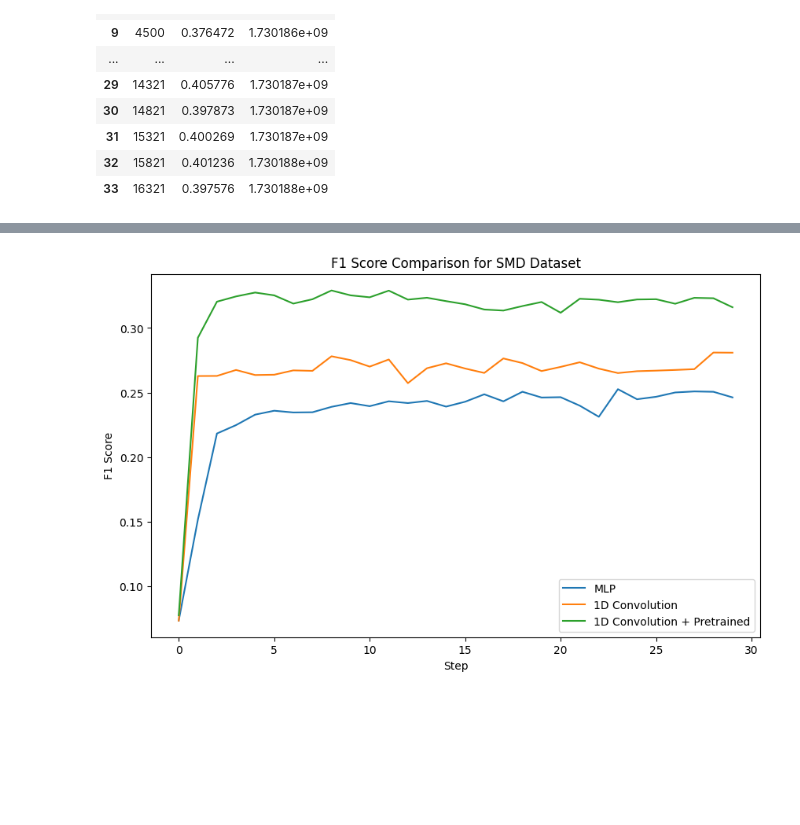
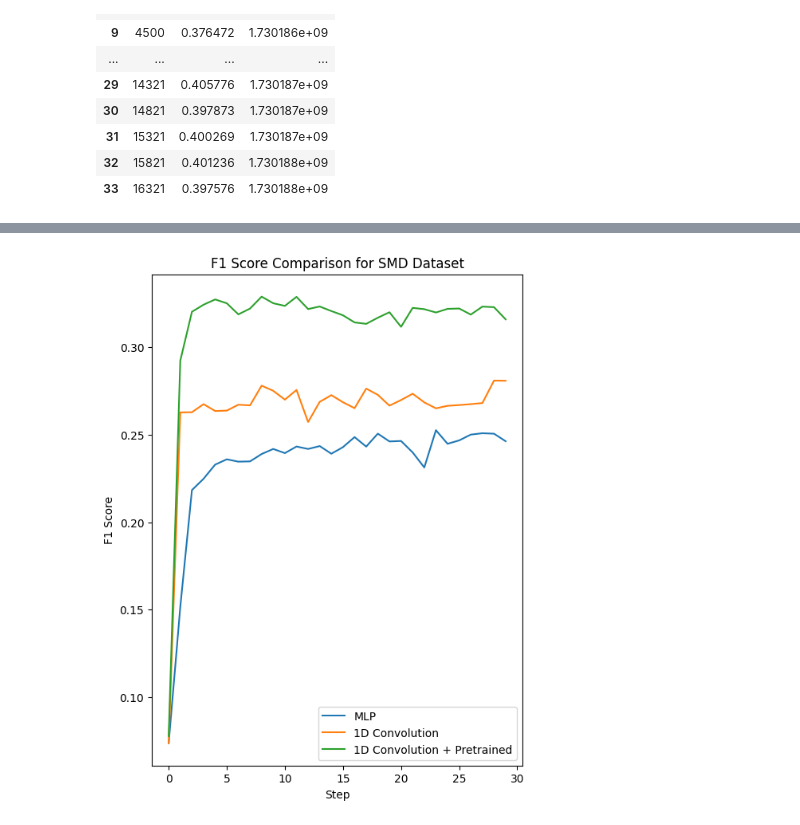
Before and after one commit to synapsespectrum/PatchwiseAD, a Jupyter notebook: visualization/compare_performance.ipynb, the cells around one changed output, grey strips where cells are left out. Cells and saved outputs as stored; diff of their text form; code cells hidden in the pictures; blank space fills up the shorter version.

```diff
--- a/visualization/compare_performance.ipynb
+++ b/visualization/compare_performance.ipynb
@@ -73,14 +73,14 @@ pad = pd.read_csv('checkpoints/SMD_1DConv+Pretrain_f1_scores.csv')
 # %%
 # Plot f1 scores through the steps
 limit = 30
-plt.figure(figsize=(10, 6))
+plt.figure(figsize=(6, 8))
 plt.plot(baseline['f1_score'][:limit], label='MLP')
 plt.plot(pad_1d['f1_score'][:limit], label='1D Convolution')
 plt.plot(pad['f1_score'][:limit], label='1D Convolution + Pretrained')
 plt.legend()
 plt.xlabel('Step')
 plt.ylabel('F1 Score')
 plt.title('F1 Score Comparison for SMD Dataset')
 plt.show()
 # %% [output]
-[figure, old version]
+[figure, new version]
```
Also changed, not shown: parts of 2 cells of this notebook, 1 other file.
